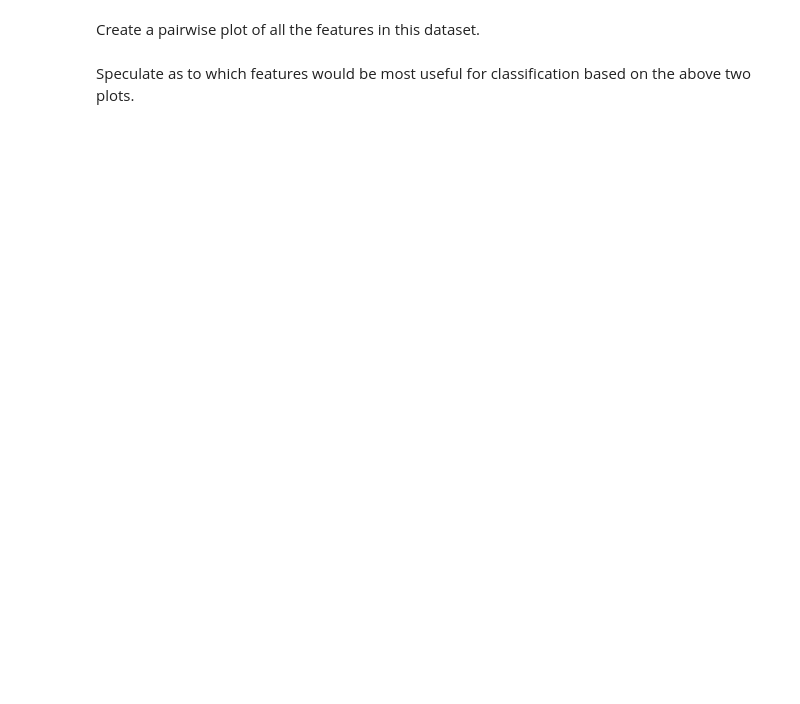
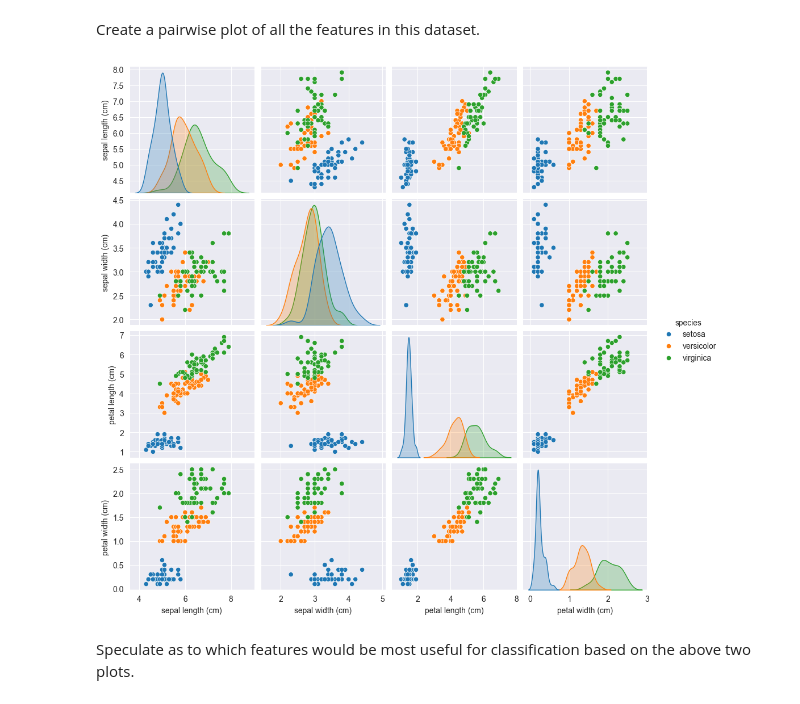
Before and after one commit to jonivrapi/intro-to-ml, a Jupyter notebook: Assignments/Assignment-1-completed.ipynb, the cells around one changed output. Saved outputs shown, nothing was run; the diff lists cells and outputs as text; code cells hidden in the pictures; blank space fills up the shorter version.

```diff
--- a/Assignments/Assignment-1-completed.ipynb
+++ b/Assignments/Assignment-1-completed.ipynb
@@ -17,4 +85,12 @@ Create a correlation matrix for the features in this dataset.
 # %% [markdown]
 Create a pairwise plot of all the features in this dataset.
+# %%
+# Create a pairwise plot of the features
+sns.pairplot(iris_df, hue='species')
+
+# Show the plot
+plt.show()
+# %% [output]
+[figure, added]
 # %% [markdown]
 Speculate as to which features would be most useful for classification based on the above two plots.
```
Also changed, not shown: parts of 13 cells of this notebook, 7 other files.
